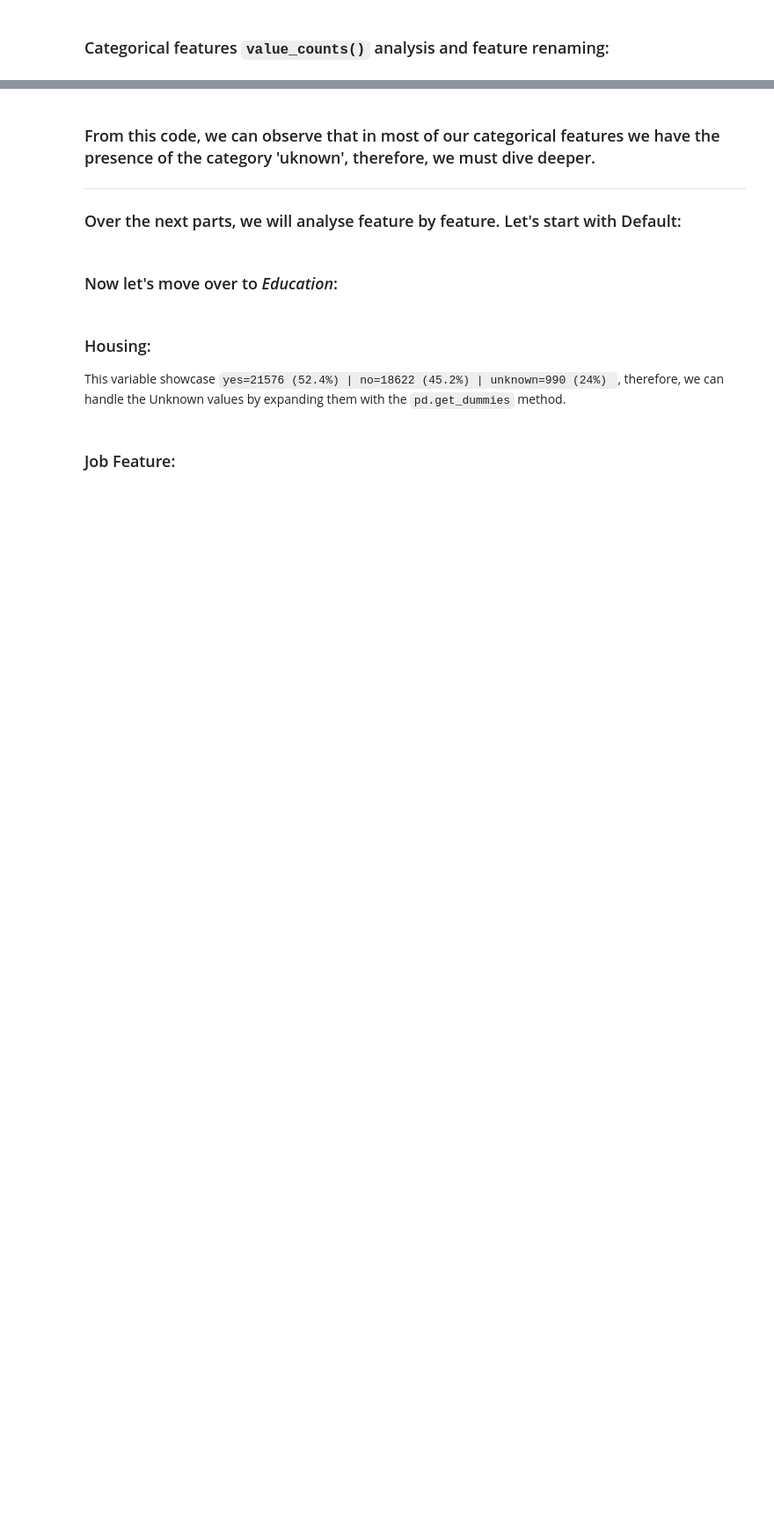
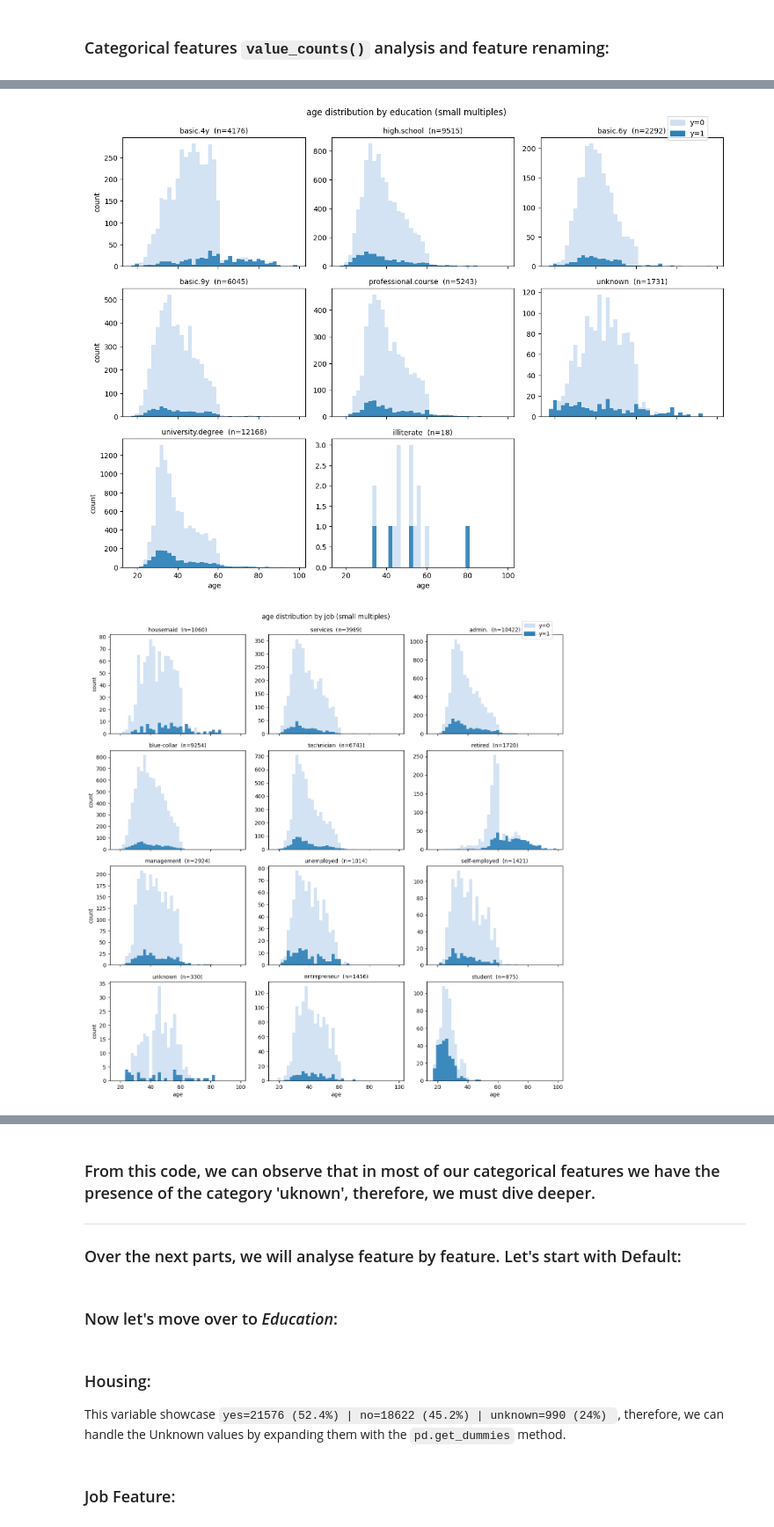
Before and after one commit to lucabarattini/Trees-Boosting-AppliedML-Project, a Jupyter notebook: Luca_Barattini_|_LB3656_|_Applied_Machine_Learning_Assignment_2_|_Trees_and_Boosting.ipynb, the cells around one changed output, grey strips where cells are left out. Shown at 88% size. Drawn from its saved outputs; the diff is of its cells as text; code cells hidden in the pictures; blank space fills up the shorter version.

```diff
--- a/Luca_Barattini_|_LB3656_|_Applied_Machine_Learning_Assignment_2_|_Trees_and_Boosting.ipynb
+++ b/Luca_Barattini_|_LB3656_|_Applied_Machine_Learning_Assignment_2_|_Trees_and_Boosting.ipynb
@@ -353,0 +427,62 @@ for c in order:
+# %%
+c0, c1 = "#cfe0f2", "#2c7fb8"           # y=0 (light), y=1 (dark)
+bins = np.arange(df['age'].min(), df['age'].max() + 2, 2)
+
+# ---------- A) Small multiples: age by a categorical column ----------
+def age_small_multiples(df, cat, ncols=3):
+    cats = [c for c in df[cat].dropna().unique()]
+    nrows = int(np.ceil(len(cats) / ncols))
+    fig, axes = plt.subplots(nrows, ncols, figsize=(ncols*4.2, nrows*3.2), sharex=True)
+    axes = np.array(axes).reshape(-1)   # flatten even if 1xN
+
+    for i, c in enumerate(cats):
+        sub = df[df[cat] == c]
+        ax = axes[i]
+        ax.hist(sub.loc[sub['y']==0, 'age'], bins=bins, color=c0, alpha=0.9)
+        ax.hist(sub.loc[sub['y']==1, 'age'], bins=bins, color=c1, alpha=0.9)
+        ax.set_title(f"{c}  (n={len(sub)})", fontsize=10)
+        if i // ncols == nrows - 1: ax.set_xlabel("age")
+        if i % ncols == 0:          ax.set_ylabel("count")
+
+    # remove any empty axes
+    for j in range(i+1, nrows*ncols):
+        fig.delaxes(axes[j])
+
+    fig.suptitle(f"age distribution by {cat} (small multiples)", y=0.99, fontsize=12)
+    # Global legend (top-right)
+    from matplotlib.patches import Patch
+    handles = [Patch(color=c0, label="y=0"), Patch(color=c1, label="y=1")]
+    fig.legend(handles=handles, loc="upper right", bbox_to_anchor=(0.97, 0.98))
+    plt.tight_layout()
+    plt.show()
+
+# Use for education and job
+age_small_multiples(df, 'education', ncols=3)
+age_small_multiples(df, 'job',       ncols=3)
+
+# ---------- B) Horizontal boxplot for y=1 ----------
+fig, ax = plt.subplots(figsize=(6,1.4))
+ax.boxplot(df.loc[df['y']==1, 'age'], vert=False, widths=0.65,
+           flierprops=dict(marker='o', markersize=3, markerfacecolor='white', markeredgecolor='black'))
+ax.set_yticks([1]); ax.set_yticklabels(['y=1'])
+ax.set_xlabel("age"); ax.set_title("Age distribution – subscribed clients (y=1)")
+plt.tight_layout(); plt.show()
+
+# ---------- C) Side-by-side histograms: Age | y=1 vs Age | y=0 ----------
+fig, axes = plt.subplots(1, 2, figsize=(9,3), sharey=True)
+axes[0].hist(df.loc[df['y']==1, 'age'], bins=bins, color=c1, alpha=0.95)
+axes[0].set_title("Age | y=1"); axes[0].set_xlabel("age"); axes[0].set_ylabel("count")
+axes[1].hist(df.loc[df['y']==0, 'age'], bins=bins, color=c0, alpha=0.95)
+axes[1].set_title("Age | y=0"); axes[1].set_xlabel("age")
+plt.tight_layout(); plt.show()
+
+# ---------- D) Overlay histogram: Age by target ----------
+fig, ax = plt.subplots(figsize=(6,3))
+ax.hist(df.loc[df['y']==0, 'age'], bins=bins, color=c0, alpha=0.95, label="y=0")
+ax.hist(df.loc[df['y']==1, 'age'], bins=bins, color=c1, alpha=0.95, label="y=1")
+ax.set_xlabel("age"); ax.set_ylabel("count"); ax.set_title("Age distribution by target (overlay)")
+ax.legend()
+plt.tight_layout(); plt.show()
+# %% [output]
+[figure, added]
+[figure, added]
```
Also changed, not shown: parts of 40 cells of this notebook.
